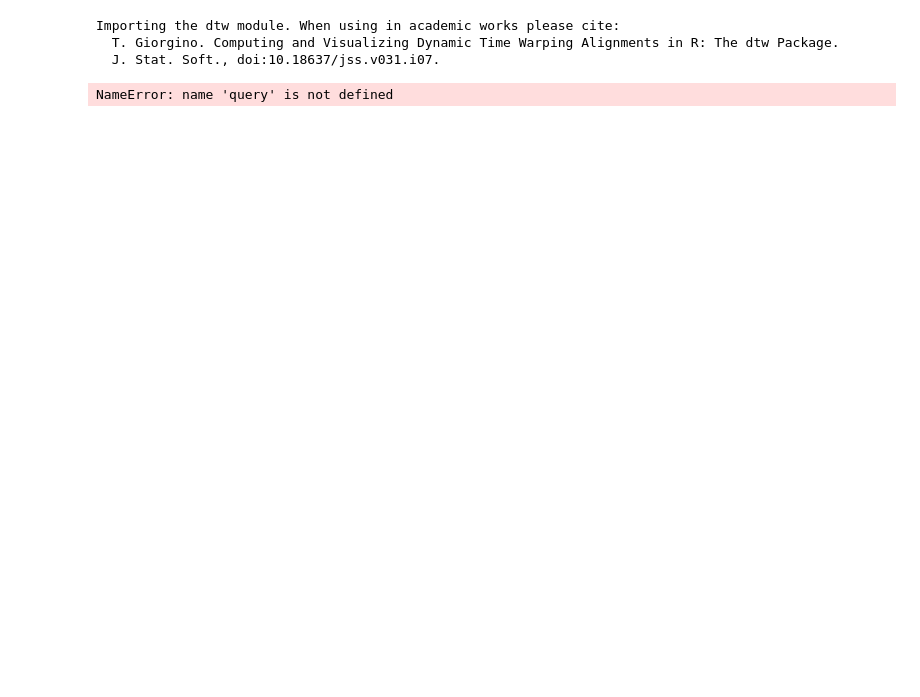
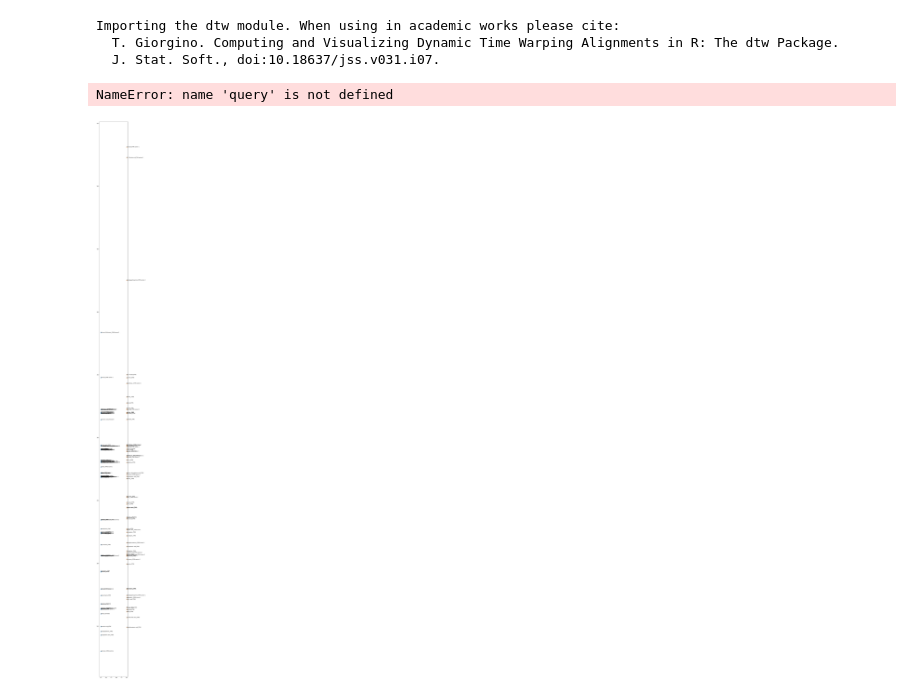
Before and after one commit to michal-stary/missing-peaks-prediction, a Jupyter notebook: real_pipeline_test/align_measured_ground.ipynb, the cells around one changed output. Saved outputs shown, nothing was run; the diff lists cells and outputs as text; code cells hidden in the pictures; blank space fills up the shorter version.

```diff
--- a/real_pipeline_test/align_measured_ground.ipynb
+++ b/real_pipeline_test/align_measured_ground.ipynb
@@ -37,3 +40,18 @@ matches = pd.read_csv(get_galaxy_filename(f"- {model}", "tmp"), sep="\t")
 # %%
 ground["RT"] = ground["Average Rt(min)"]*60
 ground = ground.sort_values(by=['RT'], ascending=True)
+# %%
+# super inefficent variant :))
+def get_RTI(c_ids, measured):
+    rts =[]
+    ris = []
+    for c_id in c_ids:
+        for spectrum in measured:
+            if c_id == spectrum.metadata["compound_name"]:
+                rts.append(spectrum.metadata["retention_time"])
+                ris.append(spectrum.metadata["retention_index"])
+                break
+    return rts, ris
+matches["RT"], matches["RI"] = get_RTI(matches["query"], measured)
+
+matches = matches.sort_values(by=['RT'], ascending=True)
@@ -82,3 +110,22 @@ Importing the dtw module. When using in academic works please cite:
   T. Giorgino. Computing and Visualizing Dynamic Time Warping Alignments in R: The dtw Package.
   J. Stat. Soft., doi:10.18637/jss.v031.i07.
 NameError: name 'query' is not defined
+# %%
+import matplotlib.pyplot as plt
+import numpy as np
+y1 = matches.RT.astype(float)
+y2 = ground.RT
+x1,x2 = np.repeat(0, len(matches)), np.repeat(1, len(ground))
+n1 = matches.reference
+n2 = ground["Metabolite name"]
+
+fig, ax = plt.subplots(figsize=(5, 100))
+ax.scatter(x1, y1)
+ax.scatter(x2, y2)
+
+for i, txt in enumerate(n1):
+    ax.annotate(txt, (x1[i], y1[i]))
+for i, txt in enumerate(n2):
+    ax.annotate(txt, (x2[i], y2[i]))
+# %% [output]
+[figure, added]
```
Also changed, not shown: parts of 8 cells of this notebook.
